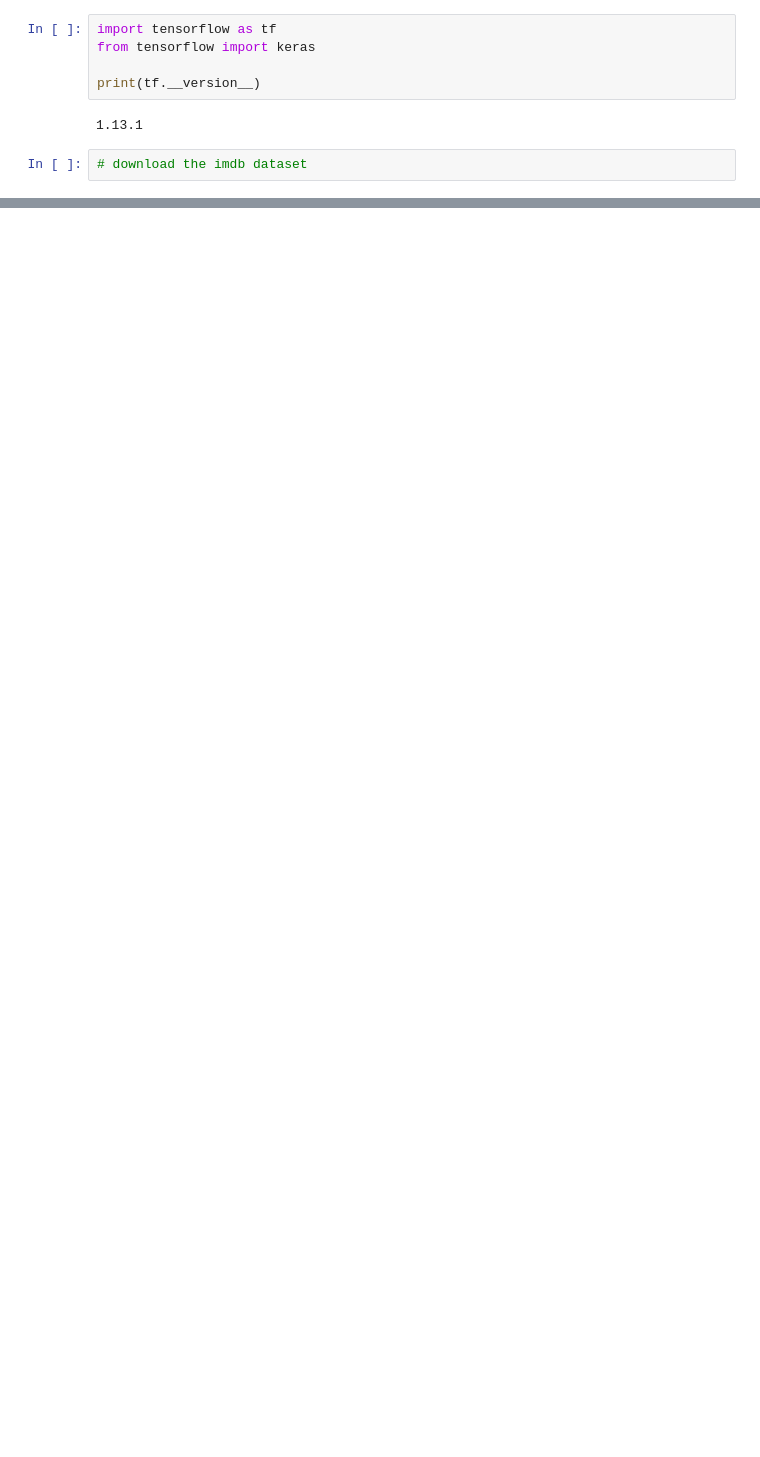
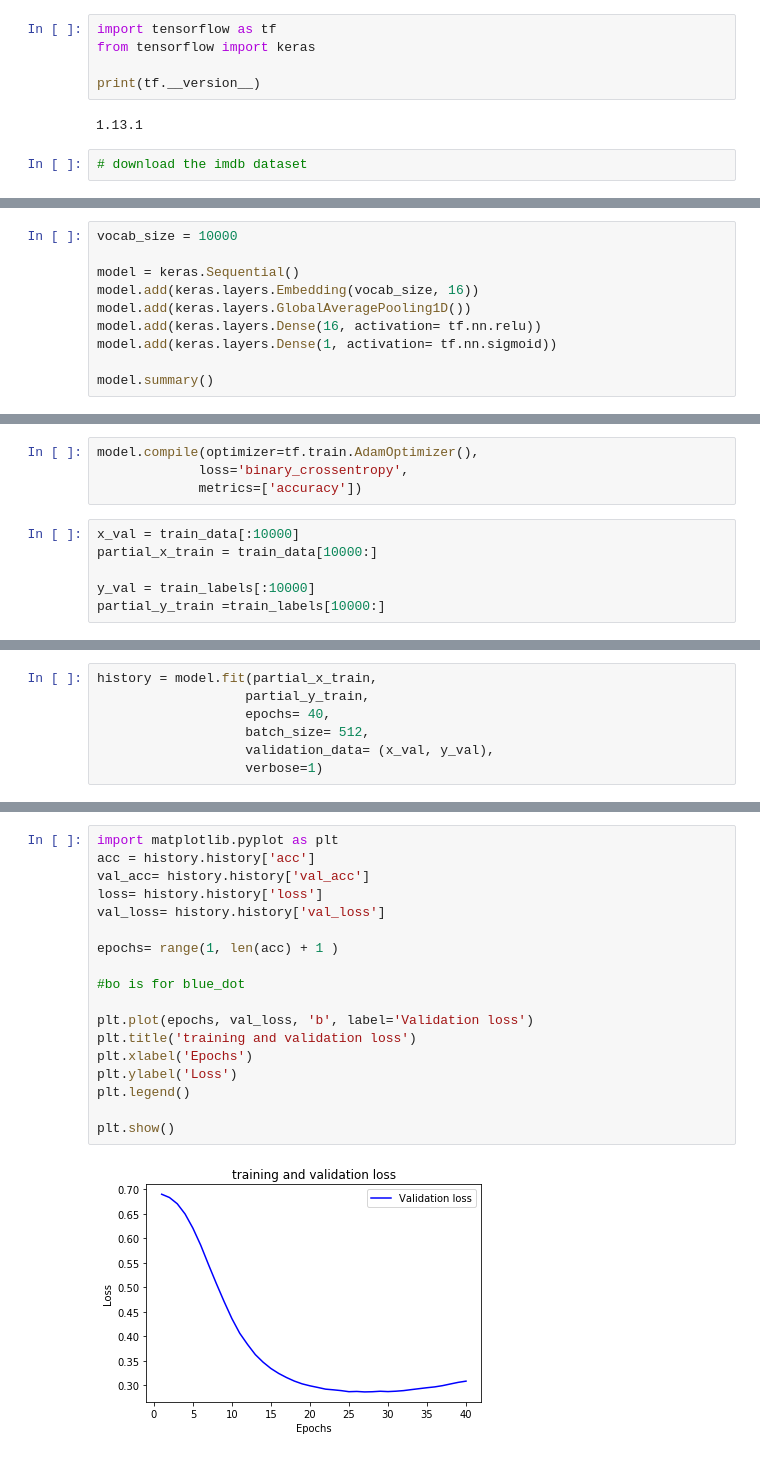
Before and after one commit to AloyASen/Machine-learning-tutorial, a Jupyter notebook: day10_imdb/IMDB text classification.ipynb, the cells around one changed output, grey strips where cells are left out. Cells and saved outputs as stored; diff of their text form; blank space fills up the shorter version.

```diff
--- a/day10_imdb/IMDB text classification.ipynb
+++ b/day10_imdb/IMDB text classification.ipynb
@@ -35,0 +93,10 @@ print(train_data[0])
+# %%
+vocab_size = 10000
+
+model = keras.Sequential()
+model.add(keras.layers.Embedding(vocab_size, 16))
+model.add(keras.layers.GlobalAveragePooling1D())
+model.add(keras.layers.Dense(16, activation= tf.nn.relu))
+model.add(keras.layers.Dense(1, activation= tf.nn.sigmoid))
+
+model.summary()
@@ -35,0 +122,10 @@ print(train_data[0])
+# %%
+model.compile(optimizer=tf.train.AdamOptimizer(),
+             loss='binary_crossentropy',
+             metrics=['accuracy'])
+# %%
+x_val = train_data[:10000]
+partial_x_train = train_data[10000:]
+
+y_val = train_labels[:10000]
+partial_y_train =train_labels[10000:]
@@ -35,0 +134,7 @@ print(train_data[0])
+# %%
+history = model.fit(partial_x_train,
+                   partial_y_train,
+                   epochs= 40,
+                   batch_size= 512,
+                   validation_data= (x_val, y_val),
+                   verbose=1)
@@ -35,0 +174,20 @@ print(train_data[0])
+# %%
+import matplotlib.pyplot as plt
+acc = history.history['acc']
+val_acc= history.history['val_acc']
+loss= history.history['loss']
+val_loss= history.history['val_loss']
+
+epochs= range(1, len(acc) + 1 )
+
+#bo is for blue_dot
+
+plt.plot(epochs, val_loss, 'b', label='Validation loss')
+plt.title('training and validation loss')
+plt.xlabel('Epochs')
+plt.ylabel('Loss')
+plt.legend()
+
+plt.show()
+# %% [output]
+[figure, added]
```
Also changed, not shown: parts of 20 cells of this notebook, 1 other file.
